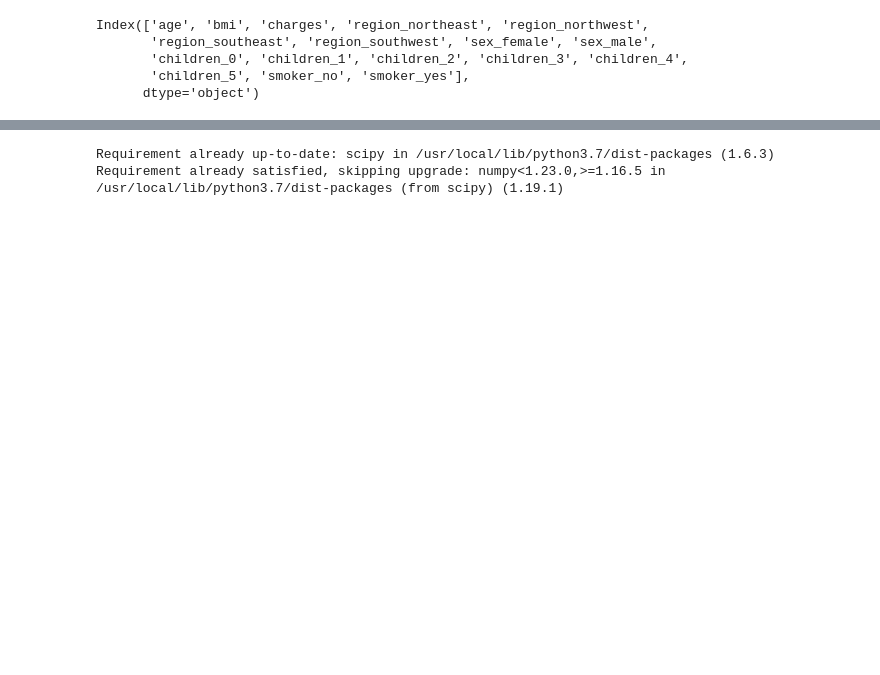
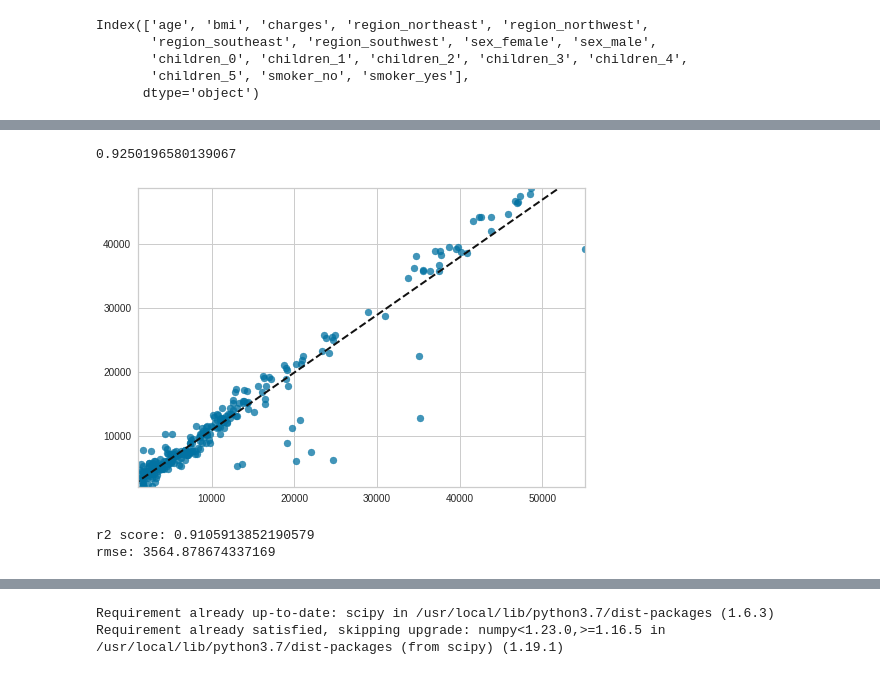
Before and after one commit to Jcnok/modelos-ml-python, a Jupyter notebook: Medical_Cost_Personal.ipynb, the cells around one changed output, grey strips where cells are left out. Cells and saved outputs as stored; diff of their text form; code cells hidden in the pictures; blank space fills up the shorter version.

```diff
--- a/Medical_Cost_Personal.ipynb
+++ b/Medical_Cost_Personal.ipynb
@@ -761,0 +795,15 @@ O Erro Quadrático Médio de TESTE  foi:  35.70
+# %%
+# Teste com o modelo GradientBoostingRegressor.
+from sklearn.ensemble import GradientBoostingRegressor
+
+X = df[['age', 'bmi', 'smoker_no', 'smoker_yes']]
+y = df['charges']
+
+X_train, X_test, y_train, y_test  = train_test_split(X, y, test_size = 0.20, random_state= 13)
+gbr = GradientBoostingRegressor(max_depth=3)
+gbr.fit(X_train, y_train)
+gbr_predict = gbr.predict(X_test)
+gbr_r2score = r2_score(y_test, gbr_predict)
+gbr_rmse = mean_squared_error(y_test, gbr_predict, squared=False)
+print('r2 score:', gbr_r2score)
+print('rmse:', gbr_rmse)
@@ -781,0 +830,27 @@ ImportError: ignored
+# %%
+#visualização do resultado do modelo de predição.
+viz = PredictionError(gbr)
+viz.fit(X_train, y_train)
+viz.score(X_test, y_test)
+#viz.show()
+# %% [output]
+0.9250196580139067
+[figure, added]
+# %%
+# Teste com o modelo LGBMRegressor.
+from lightgbm import LGBMRegressor
+
+X = df[['age', 'bmi', 'smoker_no', 'smoker_yes']]
+y = df['charges']
+
+X_train, X_test, y_train, y_test  = train_test_split(X, y, test_size = 0.20, random_state= 13)
+lgbmr = LGBMRegressor()
+lgbmr.fit(X_train, y_train)
+lgbmr_predict = lgbmr.predict(X_test)
+lgbmr_r2score = r2_score(y_test, lgbmr_predict)
+lgbmr_rmse = mean_squared_error(y_test, lgbmr_predict, squared=False)
+print('r2 score:', lgbmr_r2score)
+print('rmse:', lgbmr_rmse)
+# %% [output]
+r2 score: 0.9105913852190579
+rmse: 3564.878674337169
```
Also changed, not shown: parts of 91 cells of this notebook.
